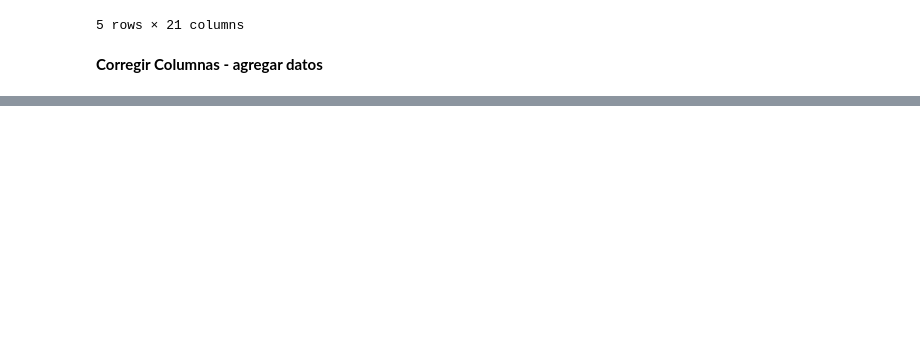
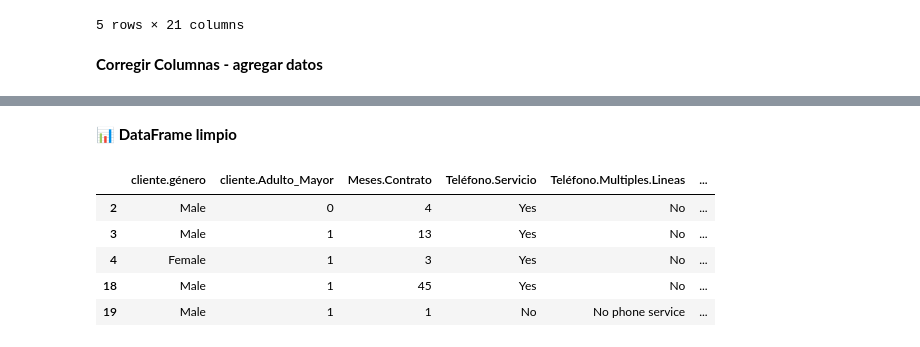
Before and after one commit to Lexx4nder/challenge2-data-science-LATAM, a Jupyter notebook: Challenge_2_Data_Science_|_TELECOM_X.ipynb, the cells around one changed output, grey strips where cells are left out. Saved outputs shown, nothing was run; the diff lists cells and outputs as text; code cells hidden in the pictures; blank space fills up the shorter version.

```diff
--- a/Challenge_2_Data_Science_|_TELECOM_X.ipynb
+++ b/Challenge_2_Data_Science_|_TELECOM_X.ipynb
@@ -205,0 +318,21 @@ datos.head()  #Revisar por qué los valores de Churn dan NaN en lugar de True or
+# %% [markdown]
+📊 **DataFrame limpio**
+# %%
+# Excluir columnas relevantes para el analisis
+columnas_a_separar = [
+    'id.cliente',
+    'cliente.Abandono',
+    'cliente.tiene_Pareja',
+    'Dependientes',
+]
+
+clientes_abandonaron_limpio = clientes_abandonaron.drop(columns=columnas_a_separar).copy()
+# %%
+clientes_abandonaron_limpio.head()
+# %% [output]
+|  | cliente.género | cliente.Adulto_Mayor | Meses.Contrato | Teléfono.Servicio | Teléfono.Multiples.Lineas | ... |
+| 2 | Male | 0 | 4 | Yes | No | ... |
+| 3 | Male | 1 | 13 | Yes | No | ... |
+| 4 | Female | 1 | 3 | Yes | No | ... |
+| 18 | Male | 1 | 45 | Yes | No | ... |
+| 19 | Male | 1 | 1 | No | No phone service | ... |
```
Also changed, not shown: parts of 27 cells of this notebook.
